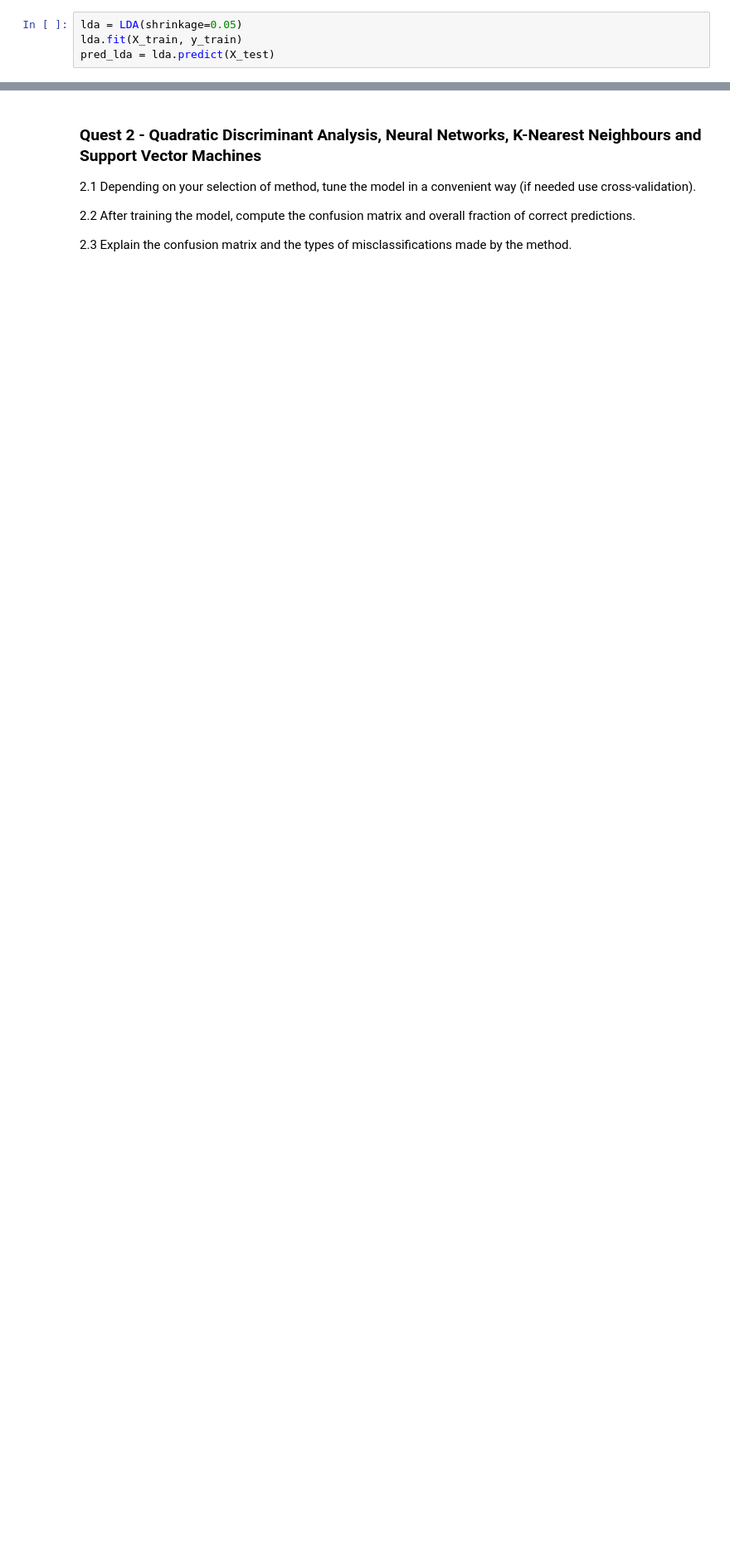
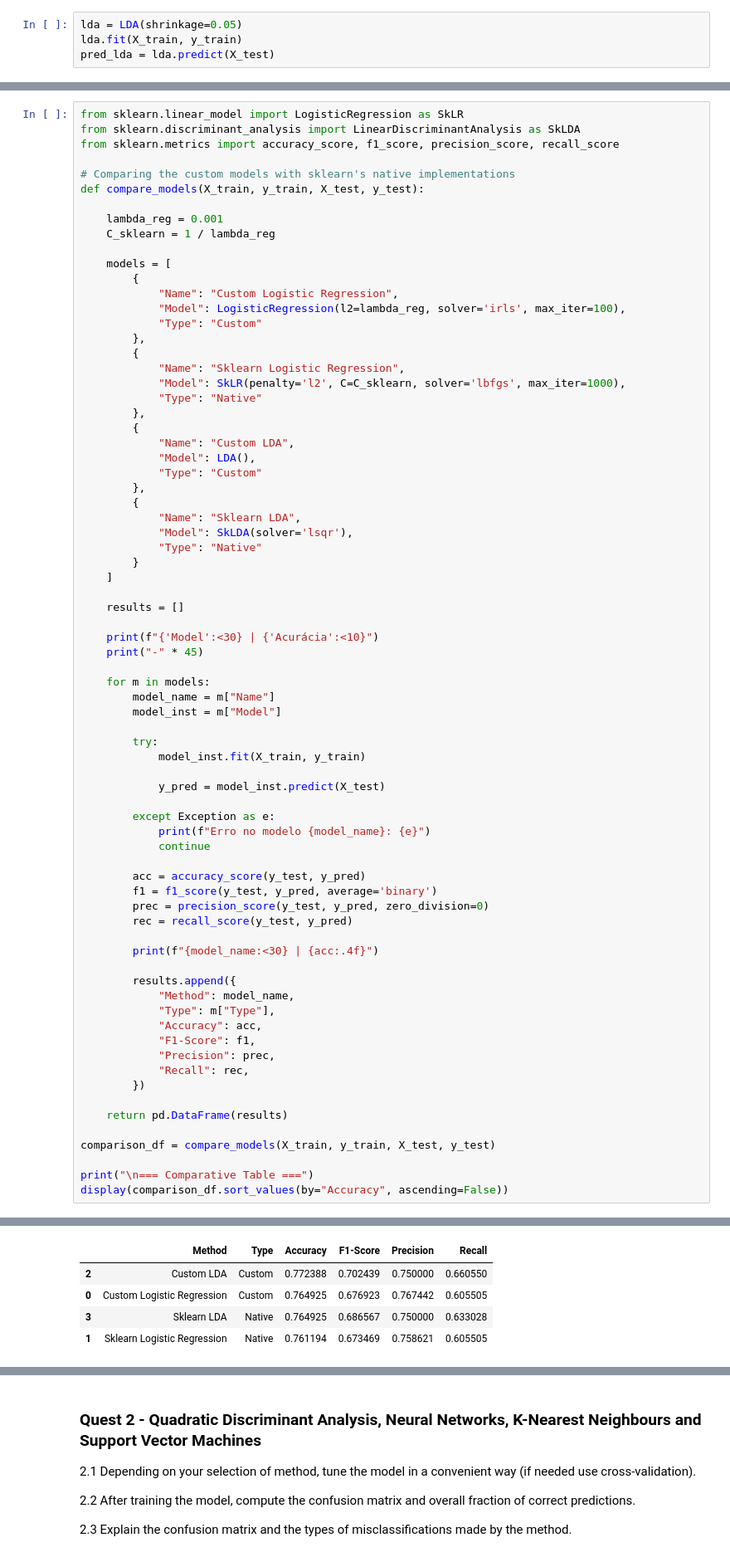
Before and after one commit to Felipecordeiiro/ICA, a Jupyter notebook: hw3/main.ipynb, the cells around one changed output, grey strips where cells are left out. Shown at 83% size. Saved outputs shown, nothing was run; the diff lists cells and outputs as text; blank space fills up the shorter version.

```diff
--- a/hw3/main.ipynb
+++ b/hw3/main.ipynb
@@ -1153,0 +1146,75 @@ weighted avg       0.80      0.80      0.80       268
+# %%
+from sklearn.linear_model import LogisticRegression as SkLR
+from sklearn.discriminant_analysis import LinearDiscriminantAnalysis as SkLDA
+from sklearn.metrics import accuracy_score, f1_score, precision_score, recall_score
+
+# Comparing the custom models with sklearn's native implementations
+def compare_models(X_train, y_train, X_test, y_test):
+
+    lambda_reg = 0.001
+    C_sklearn = 1 / lambda_reg
+
+    models = [
+        {
+            "Name": "Custom Logistic Regression",
+            "Model": LogisticRegression(l2=lambda_reg, solver='irls', max_iter=100),
+            "Type": "Custom"
+        },
+        {
+            "Name": "Sklearn Logistic Regression",
+            "Model": SkLR(penalty='l2', C=C_sklearn, solver='lbfgs', max_iter=1000),
+            "Type": "Native"
+        },
+        {
+            "Name": "Custom LDA",
+            "Model": LDA(),
+            "Type": "Custom"
+        },
+        {
+            "Name": "Sklearn LDA",
+            "Model": SkLDA(solver='lsqr'),
+            "Type": "Native"
+        }
+    ]
+
+    results = []
+
+    print(f"{'Model':<30} | {'Acurácia':<10}")
+    print("-" * 45)
+
+    for m in models:
+        model_name = m["Name"]
+        model_inst = m["Model"]
+
+        try:
+            model_inst.fit(X_train, y_train)
+
+            y_pred = model_inst.predict(X_test)
+
+        except Exception as e:
+            print(f"Erro no modelo {model_name}: {e}")
+            continue
+
+        acc = accuracy_score(y_test, y_pred)
+        f1 = f1_score(y_test, y_pred, average='binary')
+        prec = precision_score(y_test, y_pred, zero_division=0)
+        rec = recall_score(y_test, y_pred)
+
+        print(f"{model_name:<30} | {acc:.4f}")
+
+        results.append({
+            "Method": model_name,
+            "Type": m["Type"],
+            "Accuracy": acc,
+            "F1-Score": f1,
+            "Precision": prec,
+            "Recall": rec,
+        })
+
+    return pd.DataFrame(results)
+
+comparison_df = compare_models(X_train, y_train, X_test, y_test)
+
+print("\n=== Comparative Table ===")
+display(comparison_df.sort_values(by="Accuracy", ascending=False))
+# %% [output]
@@ -1153,0 +1229,5 @@ weighted avg       0.80      0.80      0.80       268
+|  | Method | Type | Accuracy | F1-Score | Precision | Recall |
+| 2 | Custom LDA | Custom | 0.772388 | 0.702439 | 0.750000 | 0.660550 |
+| 0 | Custom Logistic Regression | Custom | 0.764925 | 0.676923 | 0.767442 | 0.605505 |
+| 3 | Sklearn LDA | Native | 0.764925 | 0.686567 | 0.750000 | 0.633028 |
+| 1 | Sklearn Logistic Regression | Native | 0.761194 | 0.673469 | 0.758621 | 0.605505 |
```
Also changed, not shown: parts of 14 cells of this notebook.
